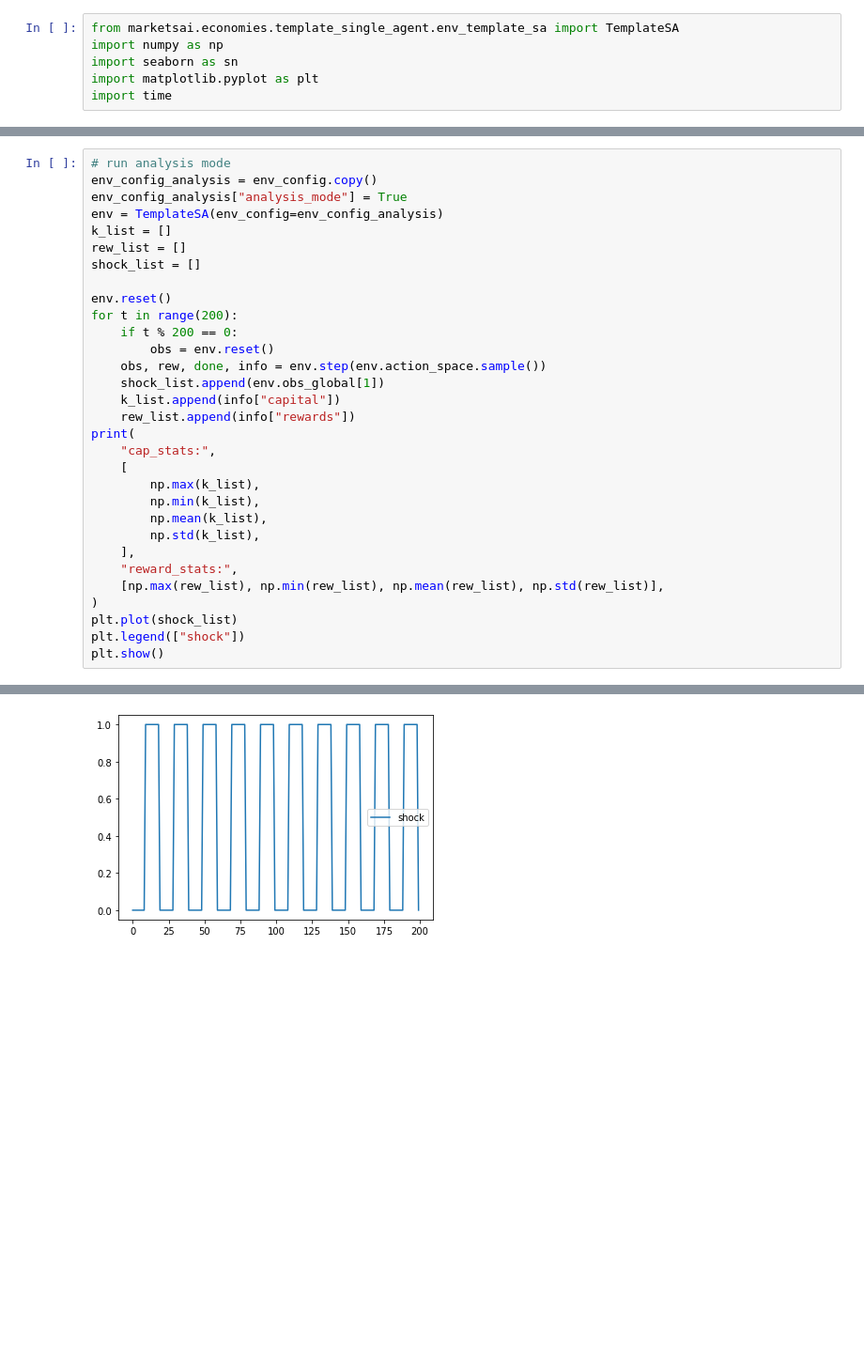
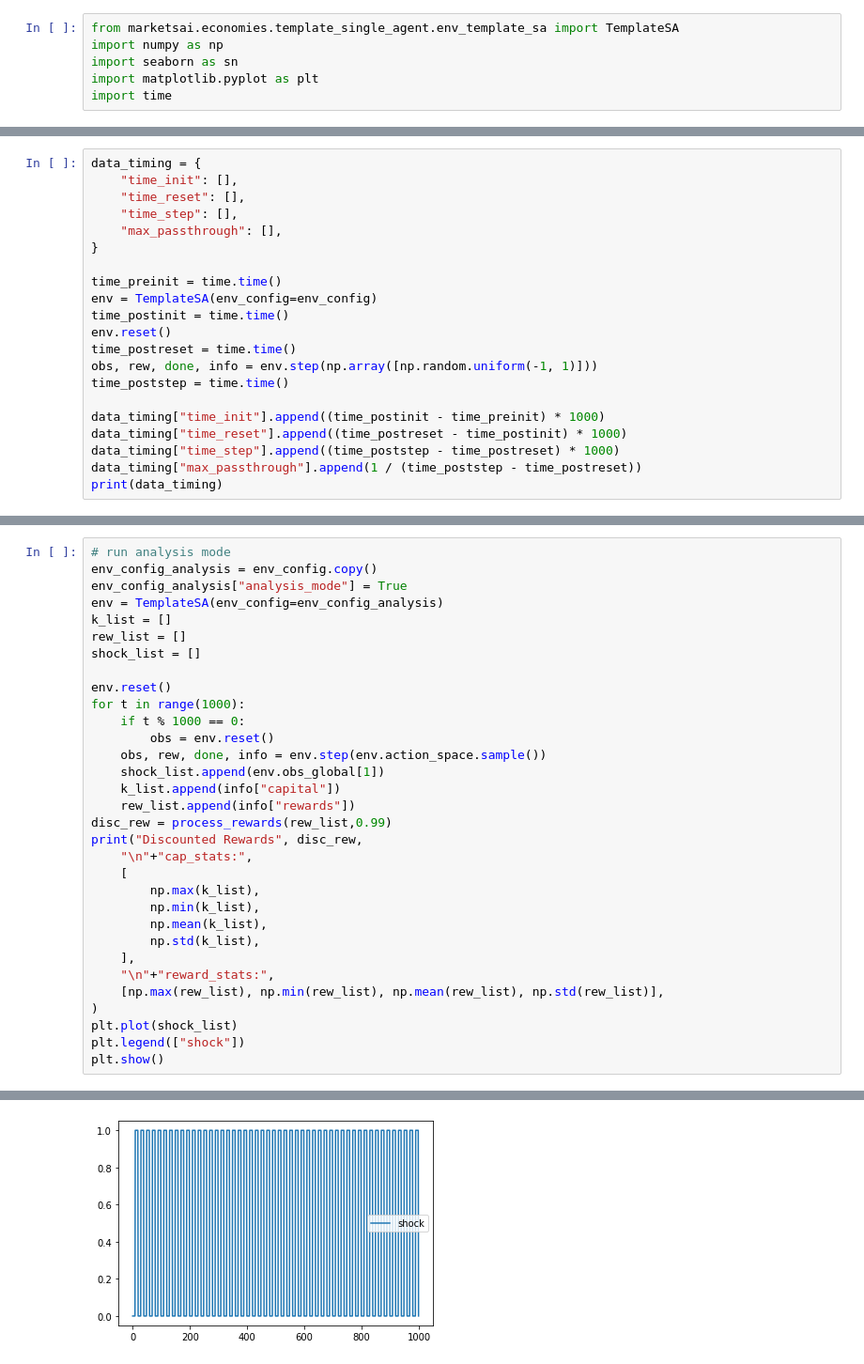
Before and after one commit to marketsAI/marketsAI, a Jupyter notebook: marketsai/economies/template_single_agent/test_template_sa.ipynb, the cells around one changed output, grey strips where cells are left out. Shown: that part at 94% size. Drawn from its saved outputs; the diff is of its cells as text; blank space fills up the shorter version.

Commit message:
changes to template

```diff
--- a/marketsai/economies/template_single_agent/test_template_sa.ipynb
+++ b/marketsai/economies/template_single_agent/test_template_sa.ipynb
@@ -59,3 +69,24 @@ obs space type: <class 'tuple'> obs space sample: (array([0.19790517], dtype=flo
 obs_init contained in obs_space? True
 random number in [-1,1] contained in action_space? True
 obs after step contained in obs space? True
+# %%
+data_timing = {
+    "time_init": [],
+    "time_reset": [],
+    "time_step": [],
+    "max_passthrough": [],
+}
+
+time_preinit = time.time()
+env = TemplateSA(env_config=env_config)
+time_postinit = time.time()
+env.reset()
+time_postreset = time.time()
+obs, rew, done, info = env.step(np.array([np.random.uniform(-1, 1)]))
+time_poststep = time.time()
+
+data_timing["time_init"].append((time_postinit - time_preinit) * 1000)
+data_timing["time_reset"].append((time_postreset - time_postinit) * 1000)
+data_timing["time_step"].append((time_poststep - time_postreset) * 1000)
+data_timing["max_passthrough"].append(1 / (time_poststep - time_postreset))
+print(data_timing)
@@ -77,22 +113,23 @@ rew_list = []
 shock_list = []
 
 env.reset()
-for t in range(200):
-    if t % 200 == 0:
+for t in range(1000):
+    if t % 1000 == 0:
         obs = env.reset()
     obs, rew, done, info = env.step(env.action_space.sample())
     shock_list.append(env.obs_global[1])
     k_list.append(info["capital"])
     rew_list.append(info["rewards"])
-print(
-    "cap_stats:",
+disc_rew = process_rewards(rew_list,0.99)
+print("Discounted Rewards", disc_rew,
+    "\n"+"cap_stats:",
     [
         np.max(k_list),
         np.min(k_list),
         np.mean(k_list),
         np.std(k_list),
     ],
-    "reward_stats:",
+    "\n"+"reward_stats:",
     [np.max(rew_list), np.min(rew_list), np.mean(rew_list), np.std(rew_list)],
 )
 plt.plot(shock_list)
@@ -103,4 +142,4 @@ cap_stats: [41.329682948573506, 2.9939516129032215, 28.041765479785745, 9.519782
-[figure, old version]
+[figure, new version]
 # %%
 # run evaluation mode
 env_config_eval = env_config.copy()
```
Also changed, not shown: parts of 6 cells of this notebook, 4 other files.
